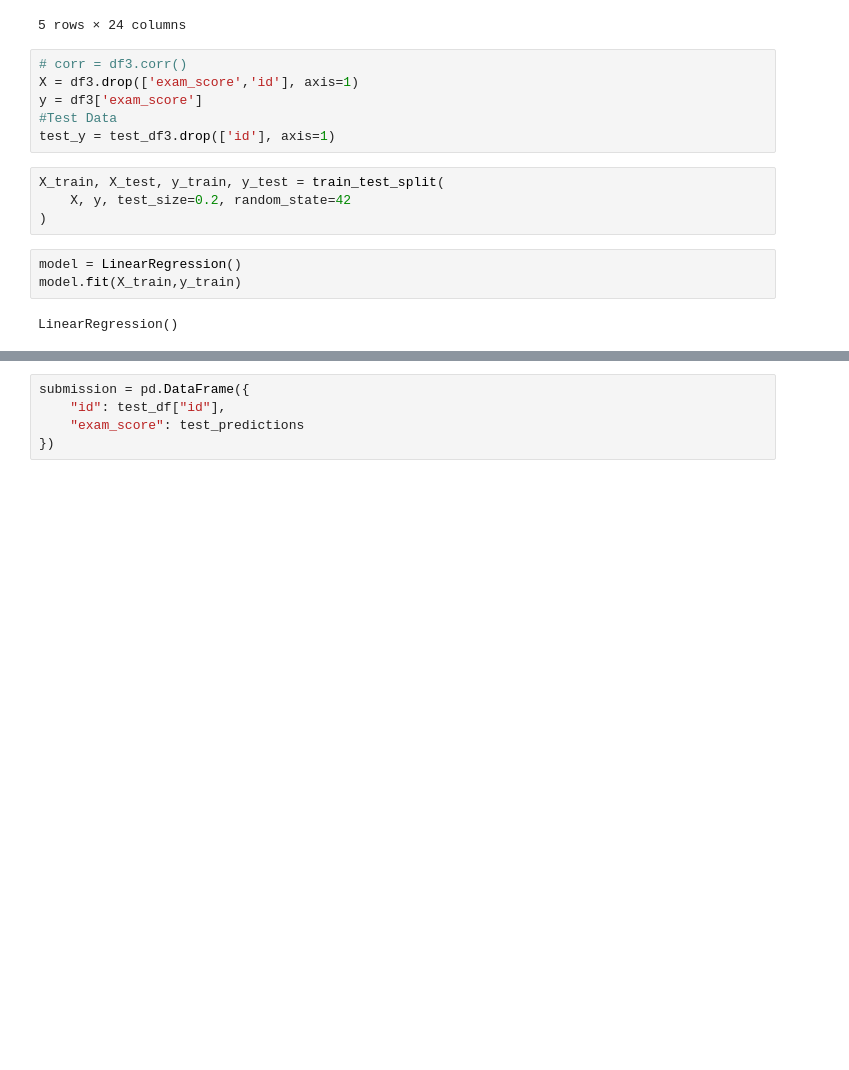
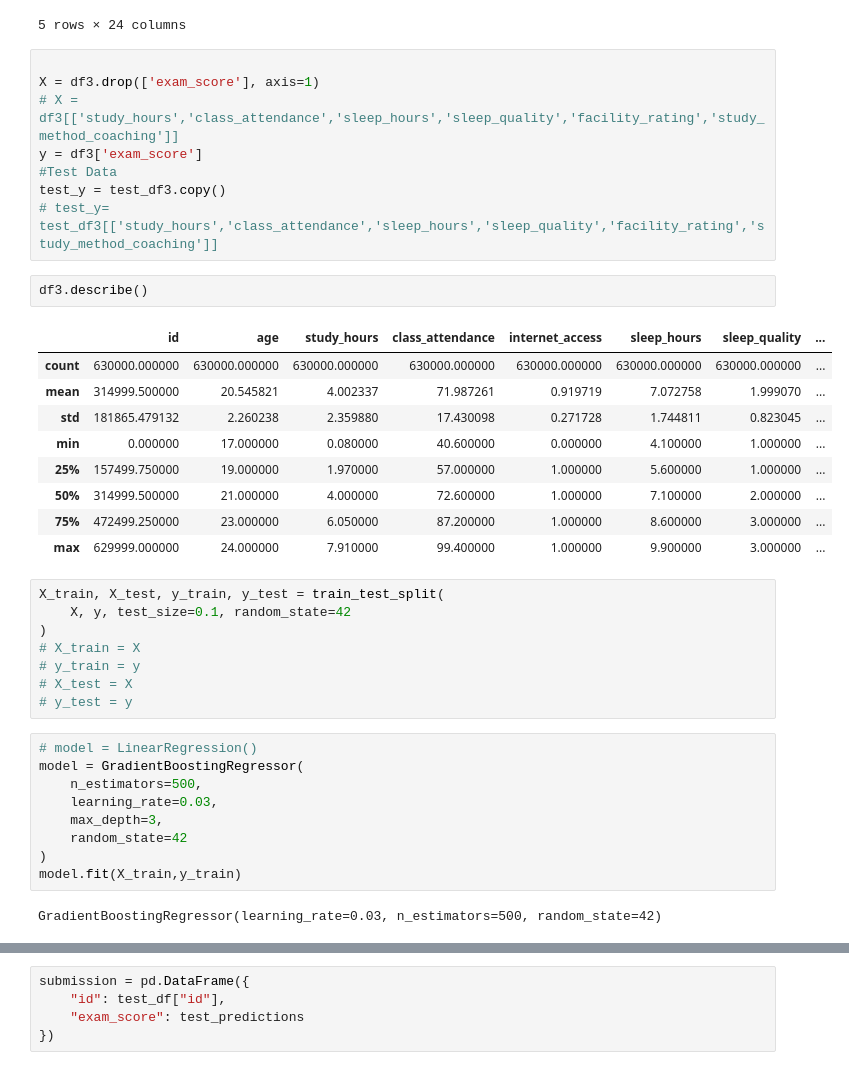
Before and after one commit to RajeshSenapti/Predicting-Student-Test-Scores, a Jupyter notebook: Student.ipynb, the cells around one changed output, grey strips where cells are left out. Cells and saved outputs as stored; diff of their text form; blank space fills up the shorter version.

```diff
--- a/Student.ipynb
+++ b/Student.ipynb
@@ -68,20 +68,44 @@ test_df3.head()
 | 4 | 630004 | 20 | 2.03 | 42.4 | 1 | 9.2 | 2 | ... |
 5 rows × 24 columns
 # %%
-# corr = df3.corr()
-X = df3.drop(['exam_score','id'], axis=1)
+
+X = df3.drop(['exam_score'], axis=1)
+# X = df3[['study_hours','class_attendance','sleep_hours','sleep_quality','facility_rating','study_method_coaching']]
 y = df3['exam_score']
 #Test Data
-test_y = test_df3.drop(['id'], axis=1)
+test_y = test_df3.copy()
+# test_y= test_df3[['study_hours','class_attendance','sleep_hours','sleep_quality','facility_rating','study_method_coaching']]
+# %%
+df3.describe()
+# %% [output]
+|  | id | age | study_hours | class_attendance | internet_access | sleep_hours | sleep_quality | ... |
+| count | 630000.000000 | 630000.000000 | 630000.000000 | 630000.000000 | 630000.000000 | 630000.000000 | 630000.000000 | ... |
+| mean | 314999.500000 | 20.545821 | 4.002337 | 71.987261 | 0.919719 | 7.072758 | 1.999070 | ... |
+| std | 181865.479132 | 2.260238 | 2.359880 | 17.430098 | 0.271728 | 1.744811 | 0.823045 | ... |
+| min | 0.000000 | 17.000000 | 0.080000 | 40.600000 | 0.000000 | 4.100000 | 1.000000 | ... |
+| 25% | 157499.750000 | 19.000000 | 1.970000 | 57.000000 | 1.000000 | 5.600000 | 1.000000 | ... |
+| 50% | 314999.500000 | 21.000000 | 4.000000 | 72.600000 | 1.000000 | 7.100000 | 2.000000 | ... |
+| 75% | 472499.250000 | 23.000000 | 6.050000 | 87.200000 | 1.000000 | 8.600000 | 3.000000 | ... |
+| max | 629999.000000 | 24.000000 | 7.910000 | 99.400000 | 1.000000 | 9.900000 | 3.000000 | ... |
 # %%
 X_train, X_test, y_train, y_test = train_test_split(
-    X, y, test_size=0.2, random_state=42
+    X, y, test_size=0.1, random_state=42
 )
+# X_train = X
+# y_train = y
+# X_test = X
+# y_test = y
 # %%
-model = LinearRegression()
+# model = LinearRegression()
+model = GradientBoostingRegressor(
+    n_estimators=500,
+    learning_rate=0.03,
+    max_depth=3,
+    random_state=42
+)
 model.fit(X_train,y_train)
 # %% [output]
-LinearRegression()
+GradientBoostingRegressor(learning_rate=0.03, n_estimators=500, random_state=42)
 # %%
 y_pred = model.predict(X_test)
 test_predictions = model.predict(test_y)
```
Also changed, not shown: parts of 3 cells of this notebook, 1 other file.
